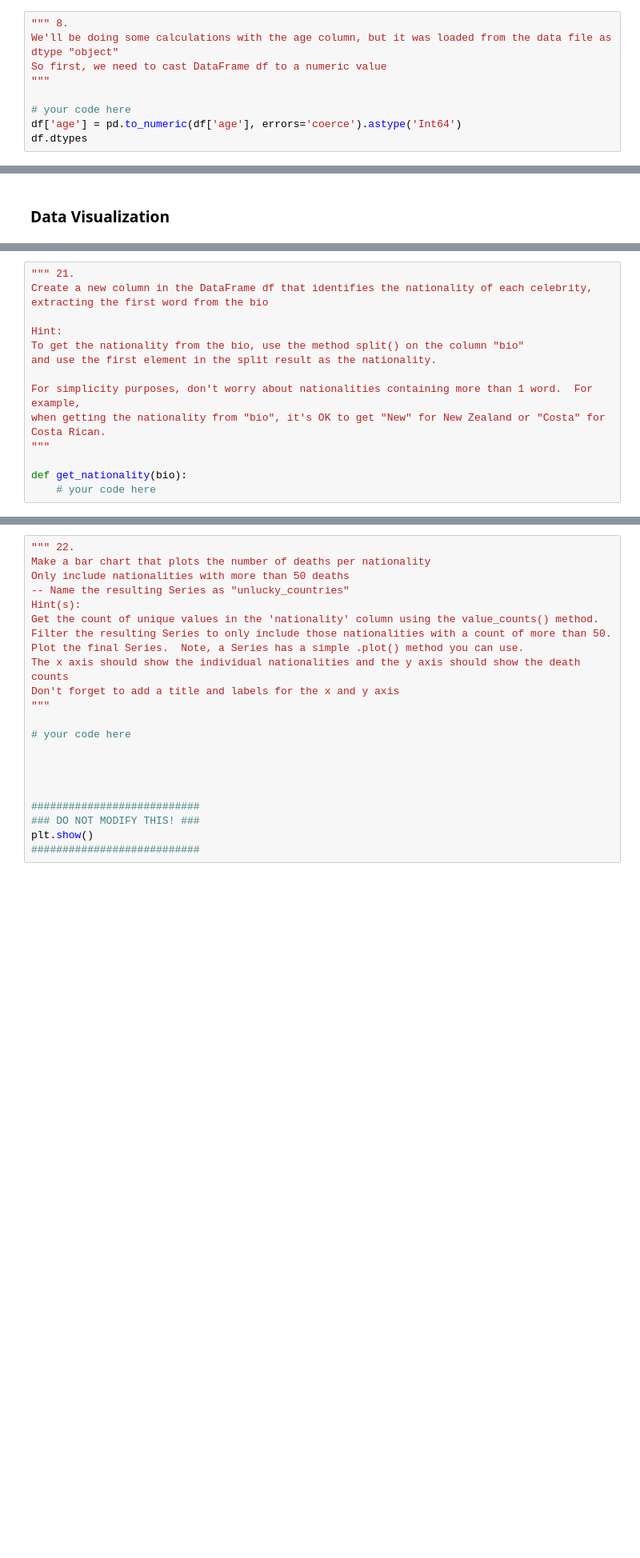
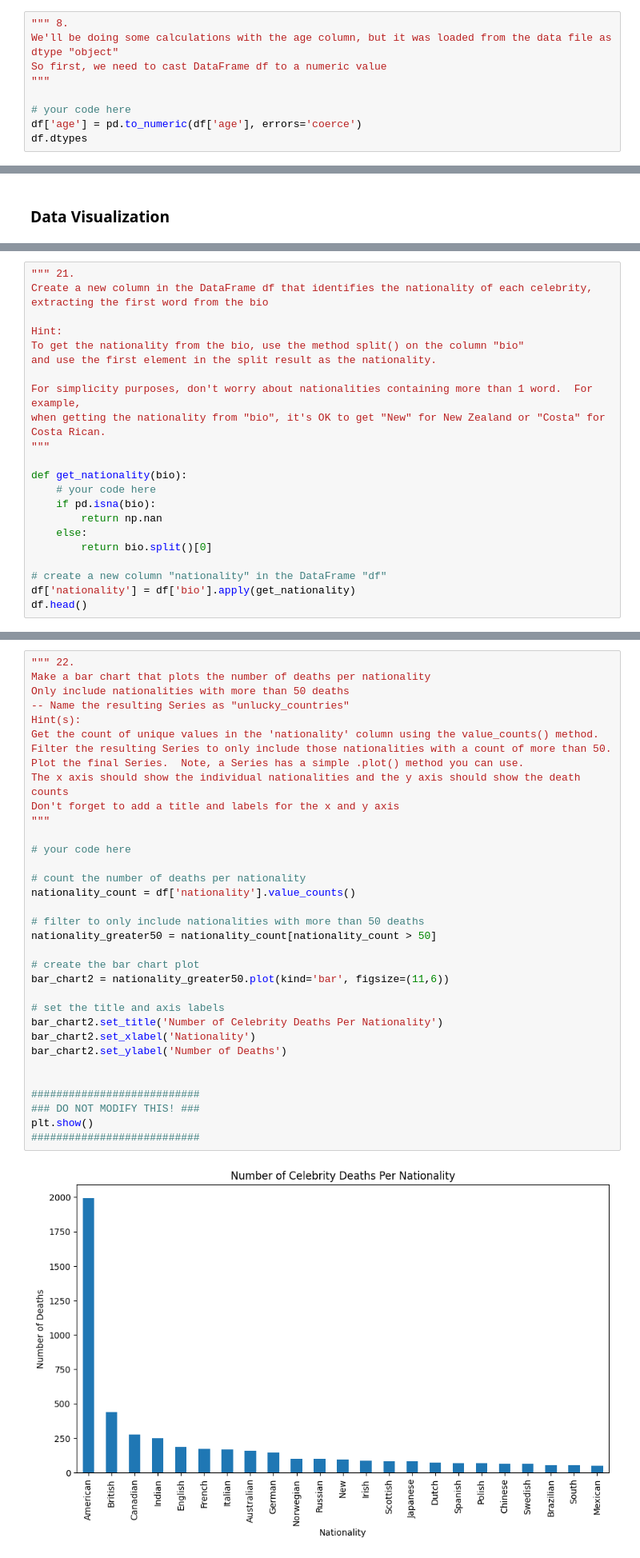
Before and after one commit to lihzhao14/Python-Java-Projects, a Jupyter notebook: hw6/celebrity_deaths_2016-1.ipynb, the cells around one changed output, grey strips where cells are left out. Shown: that part at 80% size. Drawn from its saved outputs; the diff is of its cells as text; blank space fills up the shorter version.

```diff
--- a/hw6/celebrity_deaths_2016-1.ipynb
+++ b/hw6/celebrity_deaths_2016-1.ipynb
@@ -175,6 +194,6 @@ So first, we need to cast DataFrame df to a numeric value
 """
 
 # your code here
-df['age'] = pd.to_numeric(df['age'], errors='coerce').astype('Int64')
+df['age'] = pd.to_numeric(df['age'], errors='coerce')
 df.dtypes
 # %% [output]
@@ -394,3 +452,11 @@ when getting the nationality from "bio", it's OK to get "New" for New Zealand or
 
 def get_nationality(bio):
     # your code here
+    if pd.isna(bio):
+        return np.nan
+    else:
+        return bio.split()[0]
+
+# create a new column "nationality" in the DataFrame "df"
+df['nationality'] = df['bio'].apply(get_nationality)
+df.head()
@@ -397,22 +470,36 @@ def get_nationality(bio):
 # %%
 """ 22.
 Make a bar chart that plots the number of deaths per nationality
 Only include nationalities with more than 50 deaths
 -- Name the resulting Series as "unlucky_countries"
 Hint(s):
 Get the count of unique values in the 'nationality' column using the value_counts() method.
 Filter the resulting Series to only include those nationalities with a count of more than 50.
 Plot the final Series.  Note, a Series has a simple .plot() method you can use.
 The x axis should show the individual nationalities and the y axis should show the death counts
 Don't forget to add a title and labels for the x and y axis
 """
 
 # your code here
 
+# count the number of deaths per nationality
+nationality_count = df['nationality'].value_counts()
 
+# filter to only include nationalities with more than 50 deaths
+nationality_greater50 = nationality_count[nationality_count > 50]
+
+# create the bar chart plot
+bar_chart2 = nationality_greater50.plot(kind='bar', figsize=(11,6))
+
+# set the title and axis labels
+bar_chart2.set_title('Number of Celebrity Deaths Per Nationality')
+bar_chart2.set_xlabel('Nationality')
+bar_chart2.set_ylabel('Number of Deaths')
 
 
 ###########################
 ### DO NOT MODIFY THIS! ###
 plt.show()
 ###########################
+# %% [output]
+[figure, added]
```
Also changed, not shown: parts of 13 cells of this notebook.
